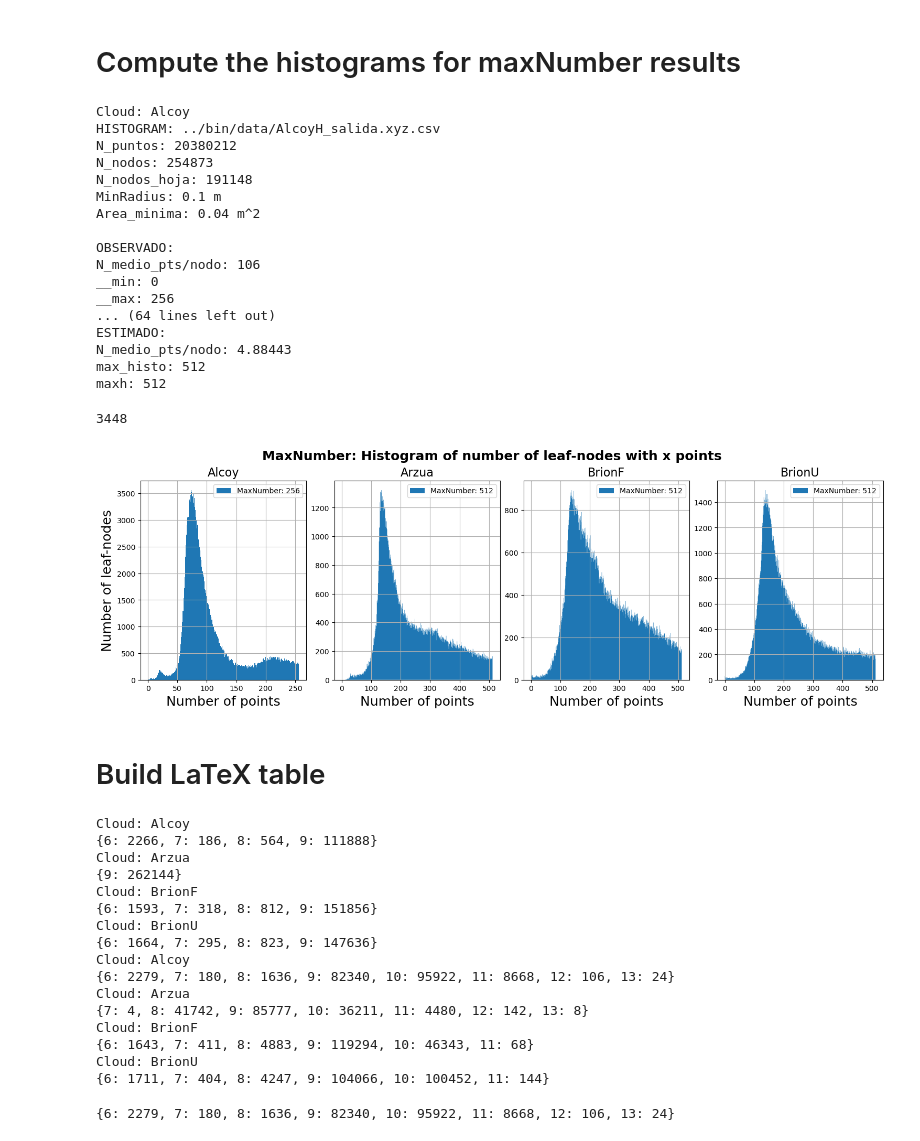
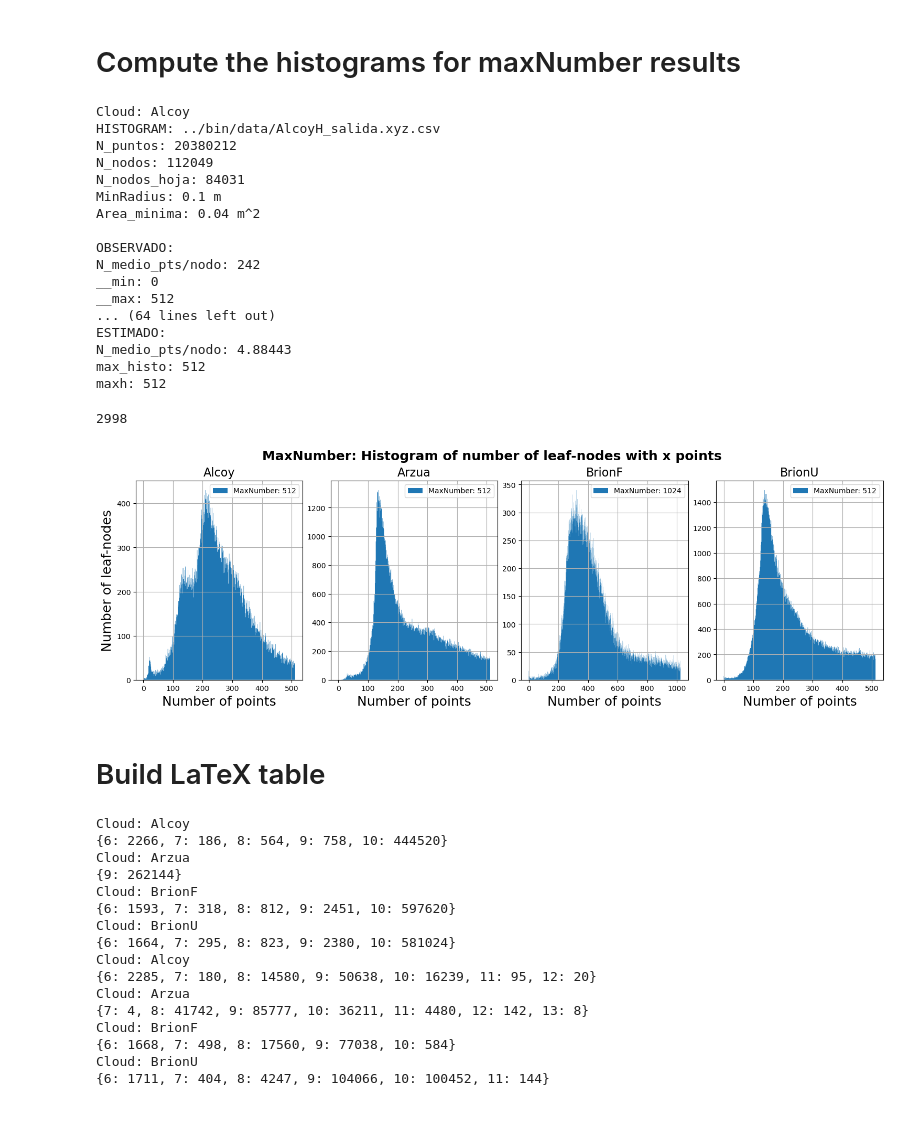
Before and after one commit to PPMC-DAC/FastOWM, a Jupyter notebook: Results/process_stats.ipynb, the cells around one changed output. Saved outputs shown, nothing was run; the diff lists cells and outputs as text; code cells hidden in the pictures.

```diff
--- a/Results/process_stats.ipynb
+++ b/Results/process_stats.ipynb
@@ -37,7 +39,7 @@ def readstats(filename):
     return (x,y,max_histo)
 
 clouds=['Alcoy','Arzua','BrionF','BrionU']
-dir='MinRadHisto/'
+dir='statsWithoutMemo/MinRadHisto/'
 all_histos=[]
 all_nph=[]
 for cloud in clouds:
@@ -158,7 +160,7 @@ plot_histo2(all_nph)
 # %% [markdown]
 # Compute the histograms for maxNumber results
 # %%
-dir='MaxNumHisto/'
+dir='statsWithoutMemo/MaxNumHisto/'
 all_histos_mn=[]
 all_nph_mn=[]
 for cloud in clouds:
@@ -175,21 +177,21 @@ all_histos_mn[0][1][0]
 Cloud: Alcoy
 HISTOGRAM: ../bin/data/AlcoyH_salida.xyz.csv
 N_puntos: 20380212
-N_nodos: 254873
-N_nodos_hoja: 191148
+N_nodos: 112049
+N_nodos_hoja: 84031
 MinRadius: 0.1 m
 Area_minima: 0.04 m^2
 
 OBSERVADO:
-N_medio_pts/nodo: 106
+N_medio_pts/nodo: 242
 __min: 0
-__max: 256
+__max: 512
 ... (64 lines left out)
 ESTIMADO:
 N_medio_pts/nodo: 4.88443
 max_histo: 512
 maxh: 512
-3448
+2998
 # %%
 def plot_histo_mn(all_histo):
     #Configuration variables
@@ -205,36 +207,36 @@ def plot_histo_mn(all_histo):
 
     clouds=['Alcoy','Arzua','BrionF','BrionU']
     limits=[1500,3000,600,600]
-    maxNumber=[256,512,512,512]
+    maxNumber=[512,512,1024,512]
 
     #define grid of plots
     fig, axs = plt.subplots(nrows=1, ncols=4,figsize=(15, 5), constrained_layout=True)
     for i,name,l in zip(range(len(clouds)),clouds,limits):
         axs[i].stairs(all_histo[i][1:],fill=True,label='MaxNumber: '+str(maxNumber[i]))
 
         axs[i].set_title(name,fontsize=16)
         axs[i].set_xlabel('Number of points', fontsize=xlabelfs)
         #axs[i].set_xticks(all_histos[i][0][::128],fontsize=xticksfs)
         #axs[i].set_xlim(0,1024)
         #axs[i].set_ylim(0,l)
 
         # axs[i].yticks(fontsize=yticksfs)
         axs[i].grid()
         axs[i].legend(loc='best', fontsize= 10,markerscale=0.2)
     fig.suptitle('MaxNumber: Histogram of number of leaf-nodes with x points',  fontweight='bold', fontsize=18)
 
     axs[0].set_ylabel('Number of leaf-nodes', fontsize=ylabelfs)
     #axs[0].legend(labels,loc='best', fontsize= 14)
     pp = PdfPages("Histogram_num_points_maxnum2.pdf")
     pp.savefig(fig)
     pp.close()
 
 # plt.grid(True)
 # plt.show()
 
 plot_histo_mn(all_nph_mn)
 # %% [output]
-[figure, old version]
+[figure, new version]
 # %% [markdown]
 # Build LaTeX table
 # %%
@@ -258,37 +260,40 @@ def readlevels(filename):
     return levels
 
 clouds=['Alcoy','Arzua','BrionF','BrionU']
-dir='MinRadHisto/'
+dir='statsWithoutMemo/MinRadHisto/'
 all_hminrad=[]
+total_minrad=[]
 for cloud in clouds:
     print('Cloud:',cloud)
     x=readlevels(dir+cloud+'H_salida.xyz.csv')
     all_hminrad.append(x)
+    total_minrad.append(sum(x.values()))
 
-dir='MaxNumHisto/'
+dir='statsWithoutMemo/MaxNumHisto/'
 all_hmaxnum=[]
+total_maxnum=[]
 for cloud in clouds:
     print('Cloud:',cloud)
     x=readlevels(dir+cloud+'H_salida.xyz.csv')
     all_hmaxnum.append(x)
+    total_maxnum.append(sum(x.values()))
 # %% [output]
 Cloud: Alcoy
-{6: 2266, 7: 186, 8: 564, 9: 111888}
+{6: 2266, 7: 186, 8: 564, 9: 758, 10: 444520}
 Cloud: Arzua
 {9: 262144}
 Cloud: BrionF
-{6: 1593, 7: 318, 8: 812, 9: 151856}
+{6: 1593, 7: 318, 8: 812, 9: 2451, 10: 597620}
 Cloud: BrionU
-{6: 1664, 7: 295, 8: 823, 9: 147636}
+{6: 1664, 7: 295, 8: 823, 9: 2380, 10: 581024}
 Cloud: Alcoy
-{6: 2279, 7: 180, 8: 1636, 9: 82340, 10: 95922, 11: 8668, 12: 106, 13: 24}
+{6: 2285, 7: 180, 8: 14580, 9: 50638, 10: 16239, 11: 95, 12: 20}
 Cloud: Arzua
 {7: 4, 8: 41742, 9: 85777, 10: 36211, 11: 4480, 12: 142, 13: 8}
 Cloud: BrionF
-{6: 1643, 7: 411, 8: 4883, 9: 119294, 10: 46343, 11: 68}
+{6: 1668, 7: 498, 8: 17560, 9: 77038, 10: 584}
 Cloud: BrionU
 {6: 1711, 7: 404, 8: 4247, 9: 104066, 10: 100452, 11: 144}
-{6: 2279, 7: 180, 8: 1636, 9: 82340, 10: 95922, 11: 8668, 12: 106, 13: 24}
 # %%
 print("\\begin{tabular}{|c|cccc|cccc|}\hline")
 print(" & \multicolumn{4}{c|}{MinRadius} & \multicolumn{4}{c|}{MaxNumber} \\\\ \hline")
```
Also changed, not shown: parts of 5 cells of this notebook, 10 other files.
